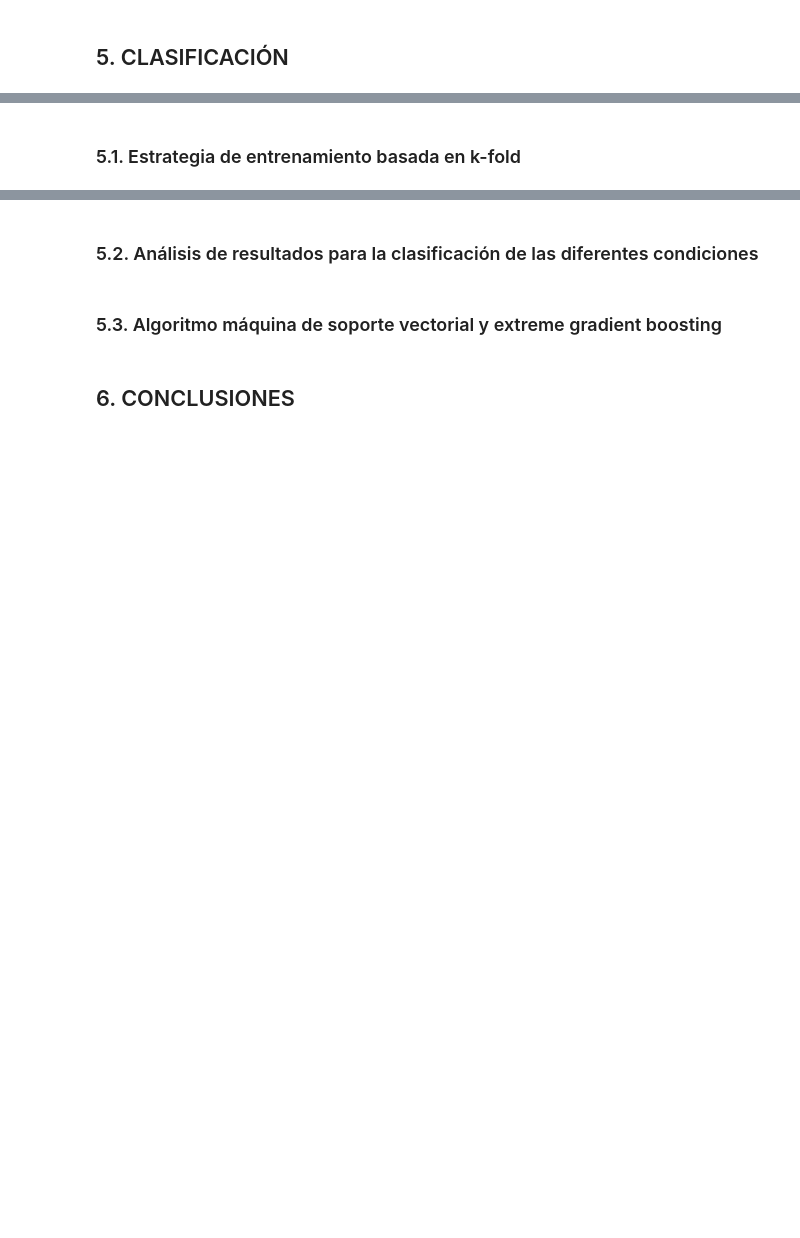
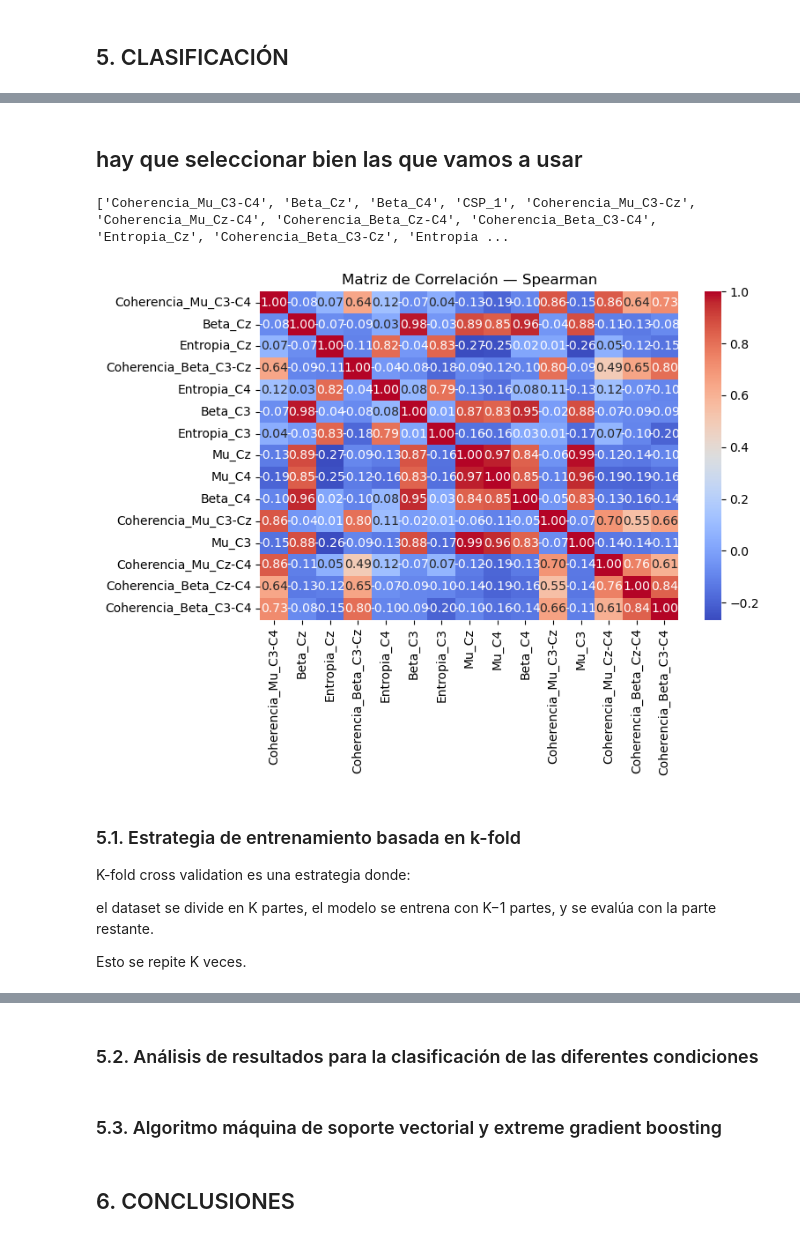
Before and after one commit to decagsito/Biosenales_20261, a Jupyter notebook: PROYECTO_2.ipynb, the cells around one changed output, grey strips where cells are left out. Cells and saved outputs as stored; diff of their text form; code cells hidden in the pictures; blank space fills up the shorter version.

```diff
--- a/PROYECTO_2.ipynb
+++ b/PROYECTO_2.ipynb
@@ -2104,2 +2059,42 @@ no solo activación focal.
+# %% [markdown]
+## hay que seleccionar bien las que vamos a usar
+# %%
+target_column = ['Evento']
+otras_columnas = ['Sujeto', 'Condicion']
+features = list(set(list(df.columns))-set(target_column)-set(otras_columnas))
+print(features)
+# %% [output]
+['Coherencia_Mu_C3-C4', 'Beta_Cz', 'Beta_C4', 'CSP_1', 'Coherencia_Mu_C3-Cz', 'Coherencia_Mu_Cz-C4', 'Coherencia_Beta_Cz-C4', 'Coherencia_Beta_C3-C4', 'Entropia_Cz', 'Coherencia_Beta_C3-Cz', 'Entropia ...
+# %%
+import seaborn as sns
+import matplotlib.pyplot as plt
+
+# matriz Spearman
+corr_matrix = df[features].corr(method='spearman')
+
+# gráfico
+plt.figure(figsize=(8,6))
+
+sns.heatmap(
+    corr_matrix,
+    annot=True,
+    cmap='coolwarm',
+    fmt='.2f'
+)
+
+plt.title('Matriz de Correlación — Spearman')
+
+plt.tight_layout()
+plt.show()
+# %% [output]
+[figure, added]
 # %% [markdown]
 ### 5.1. Estrategia de entrenamiento basada en k-fold
+
+K-fold cross validation es una estrategia donde:
+
+el dataset se divide en K partes,
+el modelo se entrena con K−1 partes,
+y se evalúa con la parte restante.
+
+Esto se repite K veces.
```
Also changed, not shown: parts of 6 cells of this notebook.
